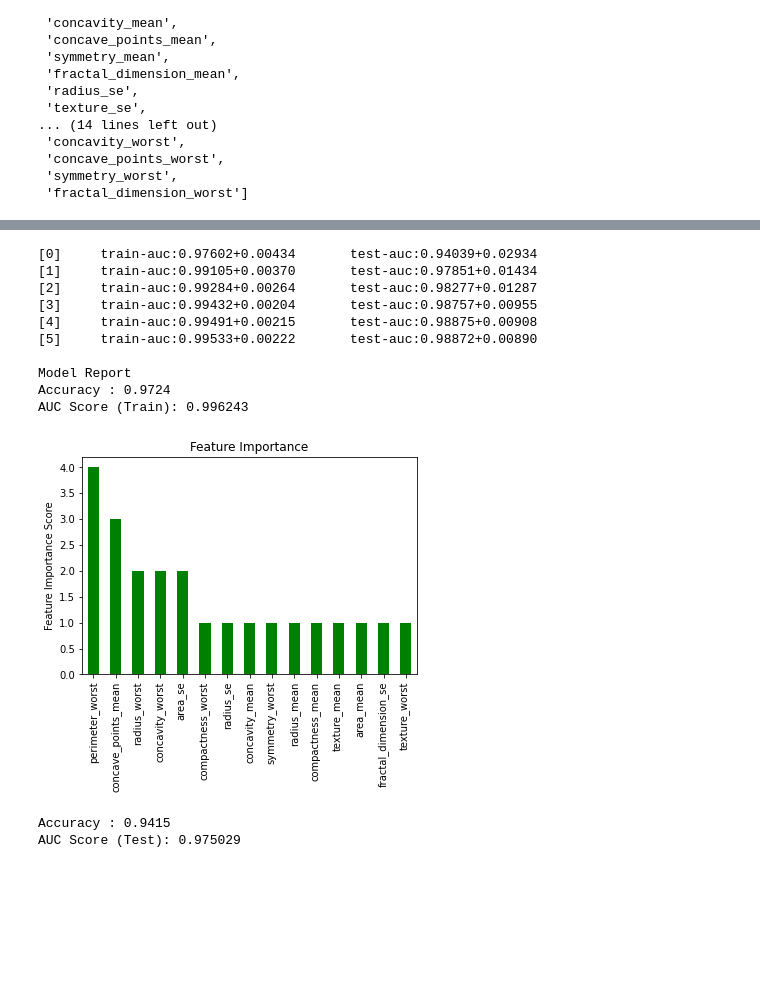
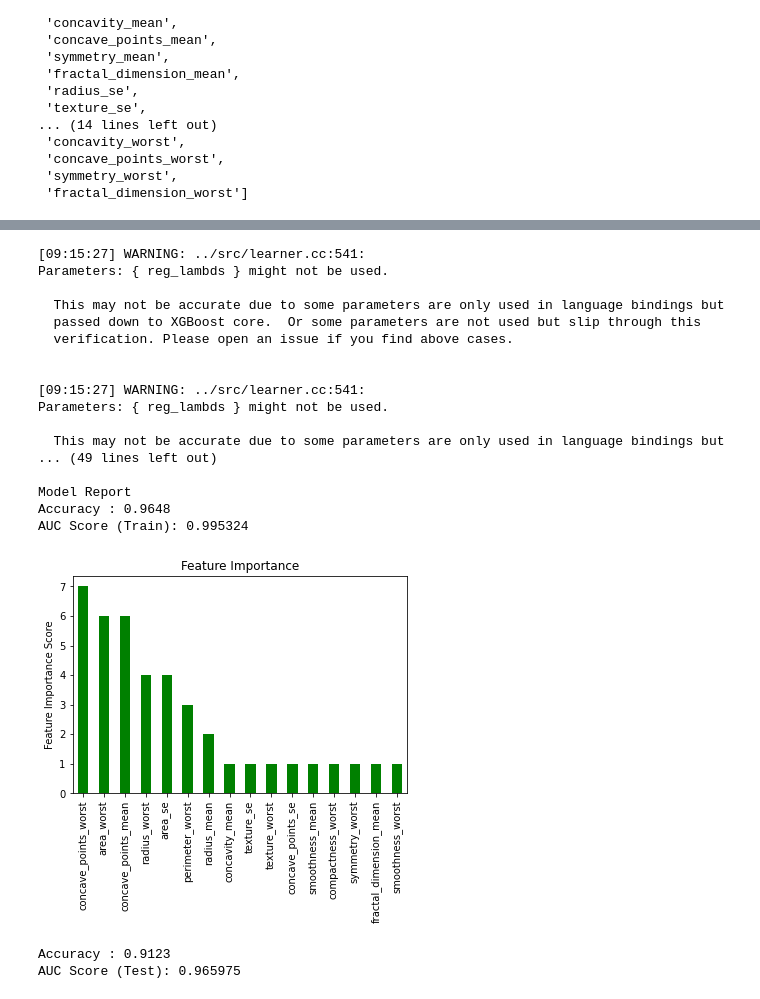
Before and after one commit to johnhhu2020/XGBoost-in-Predictive-Maintenance, a Jupyter notebook: IBM XGBoost Learning Case.ipynb, the cells around one changed output, grey strips where cells are left out. Cells and saved outputs as stored; diff of their text form; code cells hidden in the pictures; blank space fills up the shorter version.

```diff
--- a/IBM XGBoost Learning Case.ipynb
+++ b/IBM XGBoost Learning Case.ipynb
@@ -524,31 +542,38 @@ gsearch4.cv_results_['params'], gsearch4.best_params_, gsearch4.best_score_
 # %%
 # updated model with alpha value found with last grid search. (lambda does not need to be set, since default is 1)
 xgb_final = XGBClassifier(
  objective='binary:logistic',
  learning_rate =0.1,
  n_estimators=30,
  max_depth=4,
  min_child_weight=2,
  gamma=0.01,
 
- subsample=0.7,
- colsample_bytree=0.5)
+ subsample=0.5,
+ colsample_bytree=0.8,
 
- #reg_alpha=0,
- #reg_lambds=1.3)
+ reg_alpha=0,
+ reg_lambds=1.3)
 evaluate_model(xgb_final, X_train, y_train, features)
 # %% [output]
-[0]     train-auc:0.97602+0.00434       test-auc:0.94039+0.02934
-[1]     train-auc:0.99105+0.00370       test-auc:0.97851+0.01434
-[2]     train-auc:0.99284+0.00264       test-auc:0.98277+0.01287
-[3]     train-auc:0.99432+0.00204       test-auc:0.98757+0.00955
-[4]     train-auc:0.99491+0.00215       test-auc:0.98875+0.00908
-[5]     train-auc:0.99533+0.00222       test-auc:0.98872+0.00890
+[09:15:27] WARNING: ../src/learner.cc:541:
+Parameters: { reg_lambds } might not be used.
+
+  This may not be accurate due to some parameters are only used in language bindings but
+  passed down to XGBoost core.  Or some parameters are not used but slip through this
+  verification. Please open an issue if you find above cases.
+
+
+[09:15:27] WARNING: ../src/learner.cc:541:
+Parameters: { reg_lambds } might not be used.
+
+  This may not be accurate due to some parameters are only used in language bindings but
+... (49 lines left out)
 
 Model Report
-Accuracy : 0.9724
-AUC Score (Train): 0.996243
+Accuracy : 0.9648
+AUC Score (Train): 0.995324
-[figure, old version]
+[figure, new version]
 # %%
 test_features = [x for x in X_test.columns if x not in ['id']]
 
@@ -560,5 +585,5 @@ test_predprob = xgb_final.predict_proba(X_test[test_features])[:,1]
 print("Accuracy : %.4g" % metrics.accuracy_score(y_test['diagnosis'].values, test_predictions))
 print("AUC Score (Test): %f" % metrics.roc_auc_score(y_test['diagnosis'], test_predprob))
 # %% [output]
-Accuracy : 0.9415
-AUC Score (Test): 0.975029
+Accuracy : 0.9123
+AUC Score (Test): 0.965975
```
Also changed, not shown: parts of 6 cells of this notebook.
